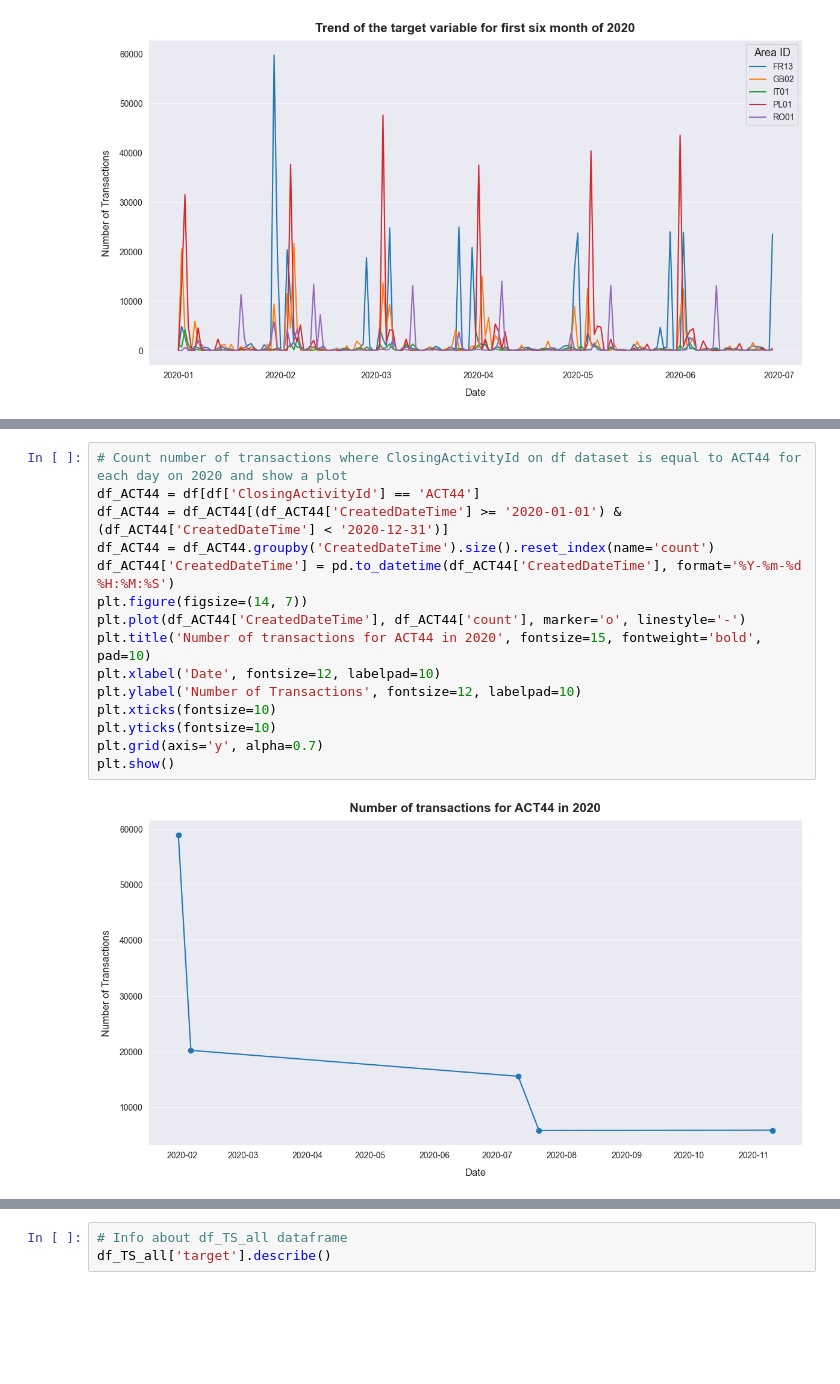
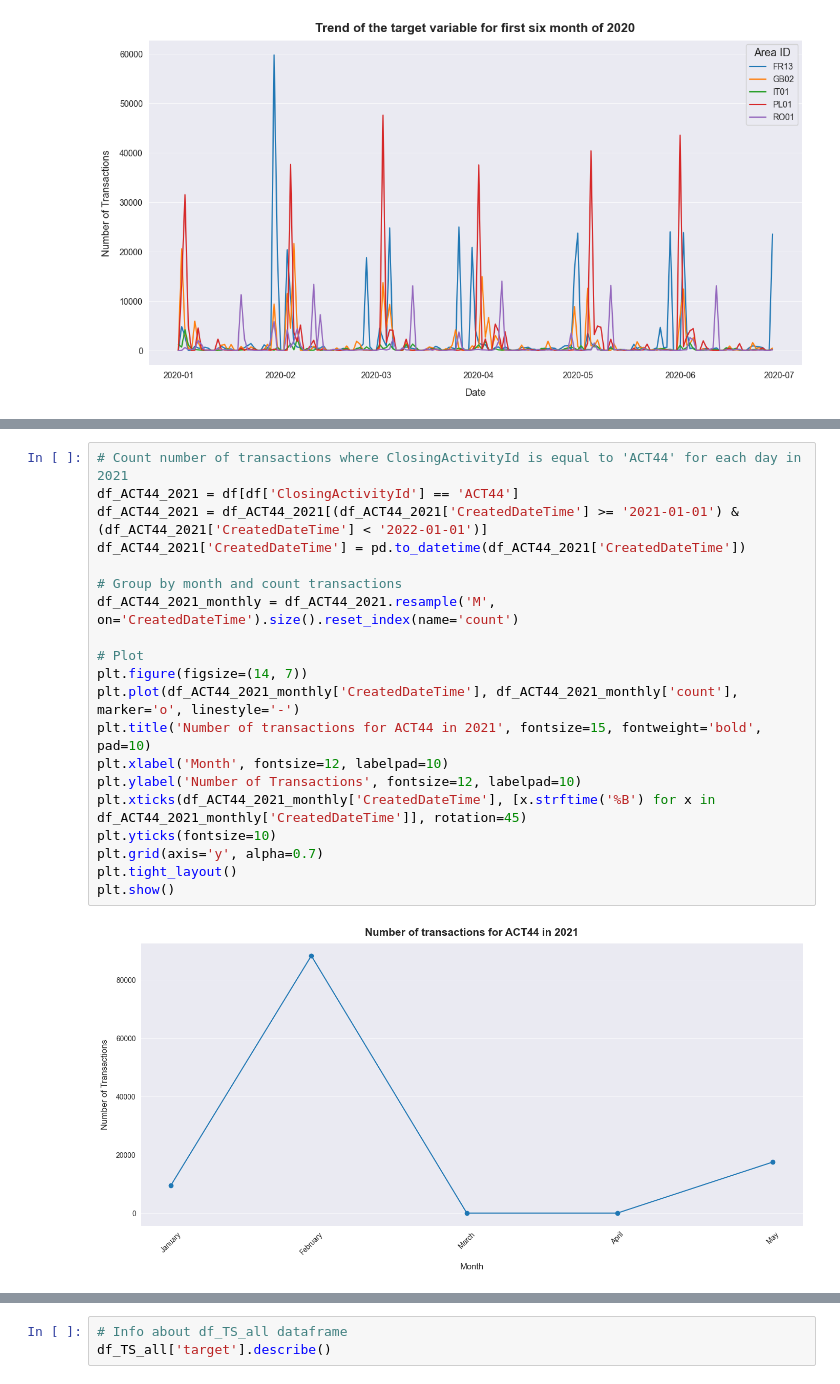
Before and after one commit to gianluca-coletta/Tesi_Magistrale, a Jupyter notebook: Code/ClosingTransactionEDA.ipynb, the cells around one changed output, grey strips where cells are left out. Saved outputs shown, nothing was run; the diff lists cells and outputs as text; blank space fills up the shorter version.

```diff
--- a/Code/ClosingTransactionEDA.ipynb
+++ b/Code/ClosingTransactionEDA.ipynb
@@ -599,17 +624,22 @@ plt.show()
 # %%
-# Count number of transactions where ClosingActivityId on df dataset is equal to ACT44 for each day on 2020 and show a plot
-df_ACT44 = df[df['ClosingActivityId'] == 'ACT44']
-df_ACT44 = df_ACT44[(df_ACT44['CreatedDateTime'] >= '2020-01-01') & (df_ACT44['CreatedDateTime'] < '2020-12-31')]
-df_ACT44 = df_ACT44.groupby('CreatedDateTime').size().reset_index(name='count')
-df_ACT44['CreatedDateTime'] = pd.to_datetime(df_ACT44['CreatedDateTime'], format='%Y-%m-%d %H:%M:%S')
+# Count number of transactions where ClosingActivityId is equal to 'ACT44' for each day in 2021
+df_ACT44_2021 = df[df['ClosingActivityId'] == 'ACT44']
+df_ACT44_2021 = df_ACT44_2021[(df_ACT44_2021['CreatedDateTime'] >= '2021-01-01') & (df_ACT44_2021['CreatedDateTime'] < '2022-01-01')]
+df_ACT44_2021['CreatedDateTime'] = pd.to_datetime(df_ACT44_2021['CreatedDateTime'])
+
+# Group by month and count transactions
+df_ACT44_2021_monthly = df_ACT44_2021.resample('M', on='CreatedDateTime').size().reset_index(name='count')
+
+# Plot
 plt.figure(figsize=(14, 7))
-plt.plot(df_ACT44['CreatedDateTime'], df_ACT44['count'], marker='o', linestyle='-')
-plt.title('Number of transactions for ACT44 in 2020', fontsize=15, fontweight='bold', pad=10)
-plt.xlabel('Date', fontsize=12, labelpad=10)
+plt.plot(df_ACT44_2021_monthly['CreatedDateTime'], df_ACT44_2021_monthly['count'], marker='o', linestyle='-')
+plt.title('Number of transactions for ACT44 in 2021', fontsize=15, fontweight='bold', pad=10)
+plt.xlabel('Month', fontsize=12, labelpad=10)
 plt.ylabel('Number of Transactions', fontsize=12, labelpad=10)
-plt.xticks(fontsize=10)
+plt.xticks(df_ACT44_2021_monthly['CreatedDateTime'], [x.strftime('%B') for x in df_ACT44_2021_monthly['CreatedDateTime']], rotation=45)
 plt.yticks(fontsize=10)
 plt.grid(axis='y', alpha=0.7)
+plt.tight_layout()
 plt.show()
 # %% [output]
-[figure, old version]
+[figure, new version]
```
Also changed, not shown: parts of 2 cells of this notebook.
